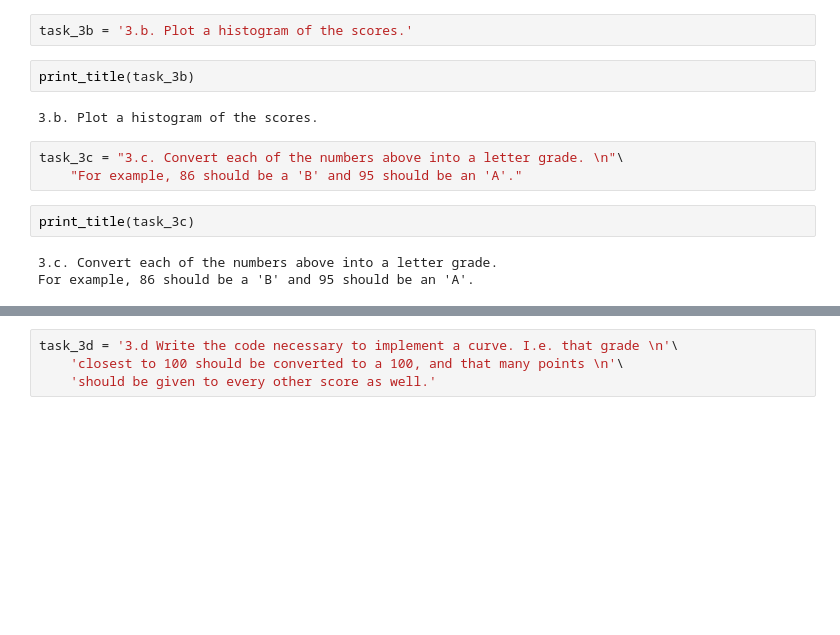
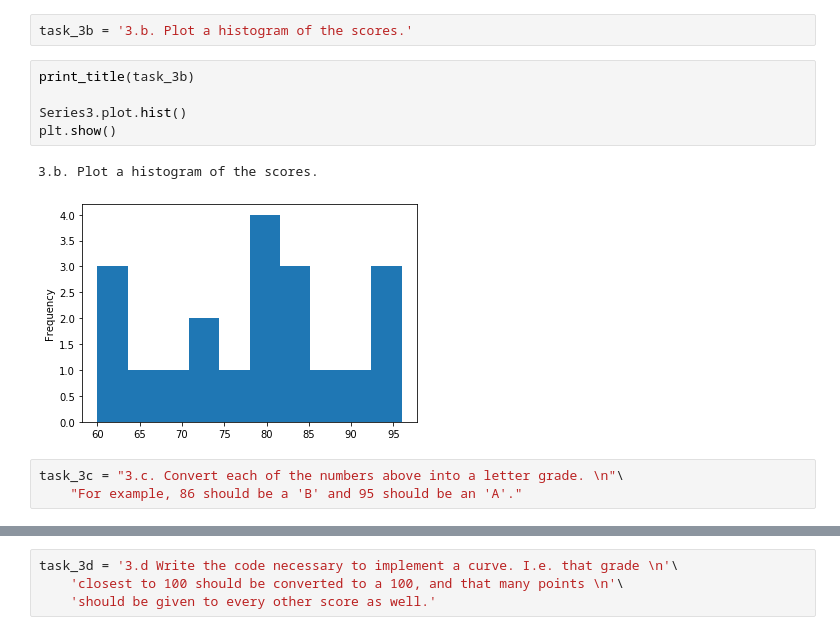
Before and after one commit to kjeliasen/python-exercises, a Jupyter notebook: Pandas_Series.ipynb, the cells around one changed output, grey strips where cells are left out. Cells and saved outputs as stored; diff of their text form; blank space fills up the shorter version.

```diff
--- a/Pandas_Series.ipynb
+++ b/Pandas_Series.ipynb
@@ -452,14 +477,13 @@ print_title(task_3a)
 # %%
 task_3b = '3.b. Plot a histogram of the scores.'
-# %%
-print_title(task_3b)
-# %% [output]
-3.b. Plot a histogram of the scores.
+# %%
+print_title(task_3b)
+
+Series3.plot.hist()
+plt.show()
+# %% [output]
+3.b. Plot a histogram of the scores.
+[figure, added]
 # %%
 task_3c = "3.c. Convert each of the numbers above into a letter grade. \n"\
     "For example, 86 should be a 'B' and 95 should be an 'A'."
-# %%
-print_title(task_3c)
-# %% [output]
-3.c. Convert each of the numbers above into a letter grade.
-For example, 86 should be a 'B' and 95 should be an 'A'.
```
Also changed, not shown: parts of 23 cells of this notebook.
